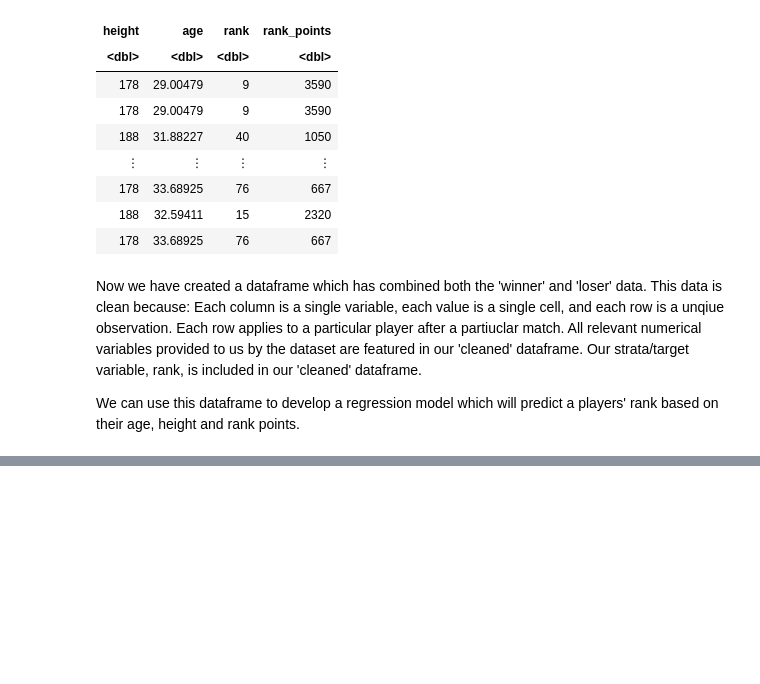
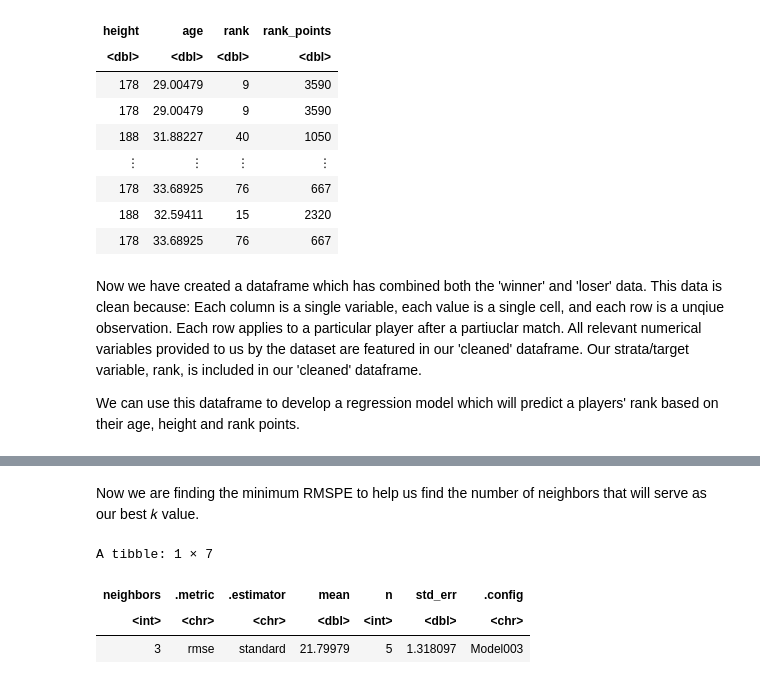
Before and after one commit to joelbonnie/ATPRankRegression, a Jupyter notebook: FinalProject.ipynb, the cells around one changed output, grey strips where cells are left out. Drawn from its saved outputs; the diff is of its cells as text; code cells hidden in the pictures; blank space fills up the shorter version.

```diff
--- a/FinalProject.ipynb
+++ b/FinalProject.ipynb
@@ -145,0 +203,15 @@ We can use this dataframe to develop a regression model which will predict a pla
+# %% [markdown]
+Now we are finding the minimum RMSPE to help us find the number of neighbors that will serve as our best  𝑘  value.
+# %%
+set.seed(1) # DO NOT REMOVE
+
+ATP_min <- ATP_results %>%
+    filter(.metric == "rmse") %>%
+    arrange(mean) %>%
+    slice(1)
+ATP_min
+# %% [output]
+A tibble: 1 × 7
+| neighbors | .metric | .estimator | mean | n | std_err | .config |
+| <int> | <chr> | <chr> | <dbl> | <int> | <dbl> | <chr> |
+| 3 | rmse | standard | 21.79979 | 5 | 1.318097 | Model003 |
```
Also changed, not shown: parts of 12 cells of this notebook.
